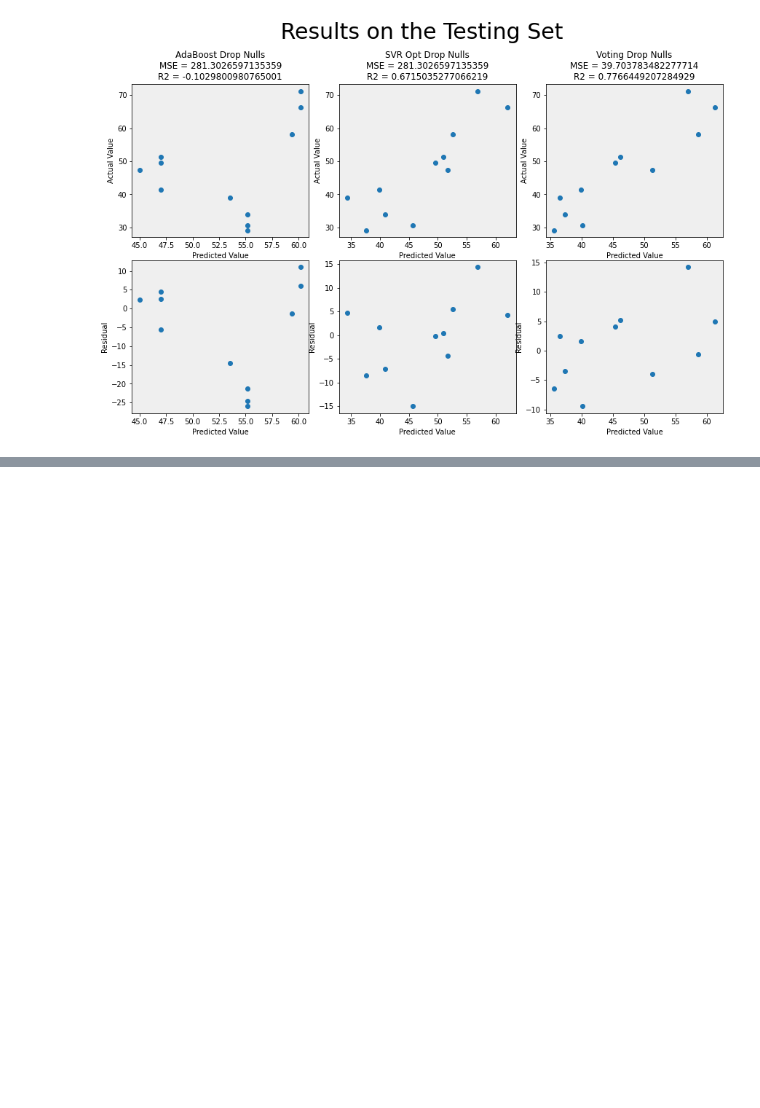
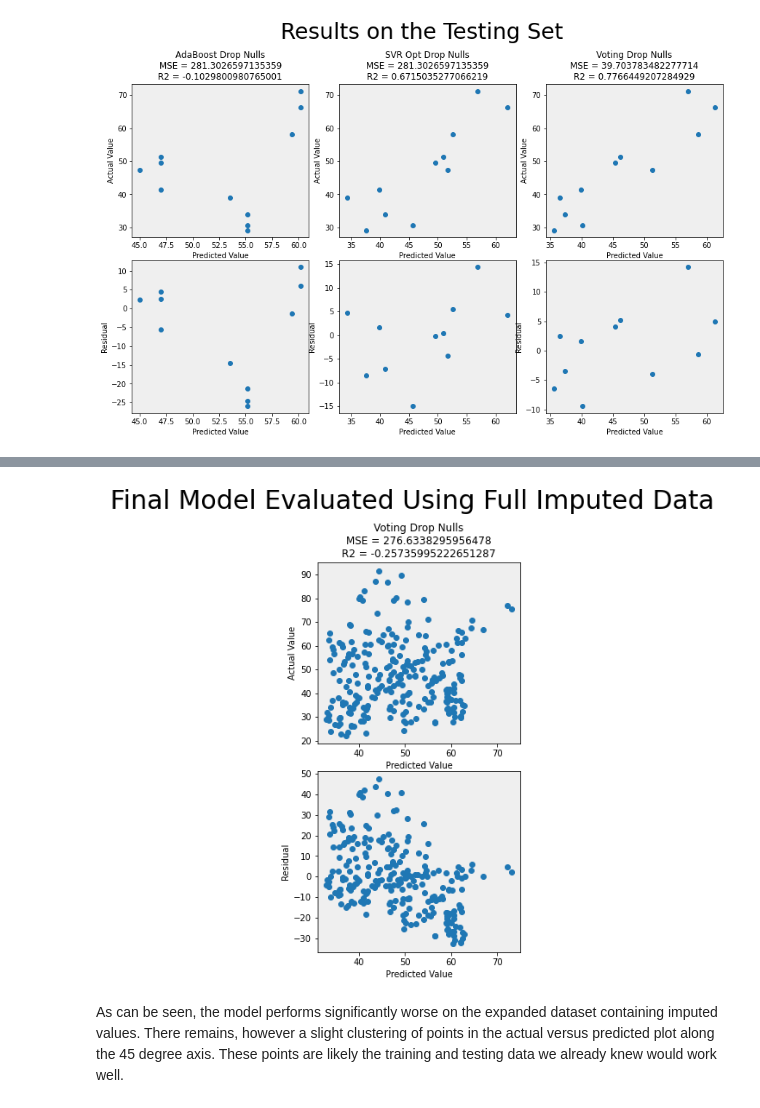
Before and after one commit to jlb14n/Capstone, a Jupyter notebook: Code/MachineLearning/Final_Machine_Learning.ipynb, the cells around one changed output, grey strips where cells are left out. Cells and saved outputs as stored; diff of their text form; code cells hidden in the pictures; blank space fills up the shorter version.

Commit message:
Updateded ML model notebook to include more analysis of the final model.

```diff
--- a/Code/MachineLearning/Final_Machine_Learning.ipynb
+++ b/Code/MachineLearning/Final_Machine_Learning.ipynb
@@ -145,6 +145,10 @@ for param in params:
     df.drop([f"{param}_MEAN", f"{param}_1STMAX",
             f"{param}_99PERC", f"{param}_STD", f"{param}_2NDMAX"],
             axis=1, inplace=True, errors="ignore")
+
+# keep a copy of this data to use later to evaluate the final model
+
+df_full = df.copy()
 # %%
 df.isnull().sum()
 # %% [output]
@@ -500,0 +522,49 @@ plt.savefig('Graphics/testing.png')
+# %%
+df_KNImpute_X = df_KNNImpute.drop('AGE_ADJ_ED_VISITS', axis=1)
+df_KNImpute_y = df_KNNImpute['AGE_ADJ_ED_VISITS']
+# %%
+# Scale the columns to match what was used in training and
+import json
+
+with open("X_train_scaled_dropnulls.json") as f:
+    scaler_dict = json.load(f)
+for col in df_KNImpute_X.columns:
+    df_KNImpute_X[col] = df_KNImpute_X[col].apply(lambda x: (
+        x - scaler_dict['Mean'][col])/(scaler_dict['Var'][col]**0.5))
+# %%
+
+
+# checking all of them together against the testing set
+import matplotlib.pyplot as plt
+# Plot the predicted versus actual values and the residual versus predicted values
+
+predict_ereg_dropnulls = ereg_dropnulls.predict(df_KNImpute_X)
+residual_ereg_dropnulls = df_KNImpute_y - predict_ereg_dropnulls
+MSE_ereg_dropnulls = mean_squared_error(
+    df_KNImpute_y, ereg_dropnulls.predict(df_KNImpute_X))
+
+figure, axis = plt.subplots(2, 1, figsize=(4, 8))
+figure.suptitle(' Final Model Evaluated Using Full Imputed Data ', fontsize=30)
+
+axis[0].set_title(
+    f'Voting Drop Nulls\nMSE = {MSE_ereg_dropnulls}\nR2 = {ereg_dropnulls.score(df_KNImpute_X, df_KNImpute_y)}')
+
+figure.tight_layout()
+figure.set_facecolor('white')
+
+axis[0].scatter(predict_ereg_dropnulls, df_KNImpute_y)
+axis[0].set_xlabel("Predicted Value")
+axis[0].set_ylabel("Actual Value")
+axis[0].set_facecolor("#efefef")
+
+axis[1].scatter(predict_ereg_dropnulls, residual_ereg_dropnulls)
+axis[1].set_ylabel("Residual")
+axis[1].set_xlabel("Predicted Value")
+axis[1].set_facecolor("#efefef")
+
+plt.savefig('Graphics/Imputed.svg')
+plt.savefig('Graphics/Imputed.png')
+# %% [output]
+[figure, added]
+# %% [markdown]
+As can be seen, the model performs significantly worse on the expanded dataset containing imputed values. There remains, however a slight clustering of points in the actual versus predicted plot along the 45 degree axis. These points are likely the training and testing data we already knew would work well.
```
Also changed, not shown: parts of 2 cells of this notebook, 2 other files.
